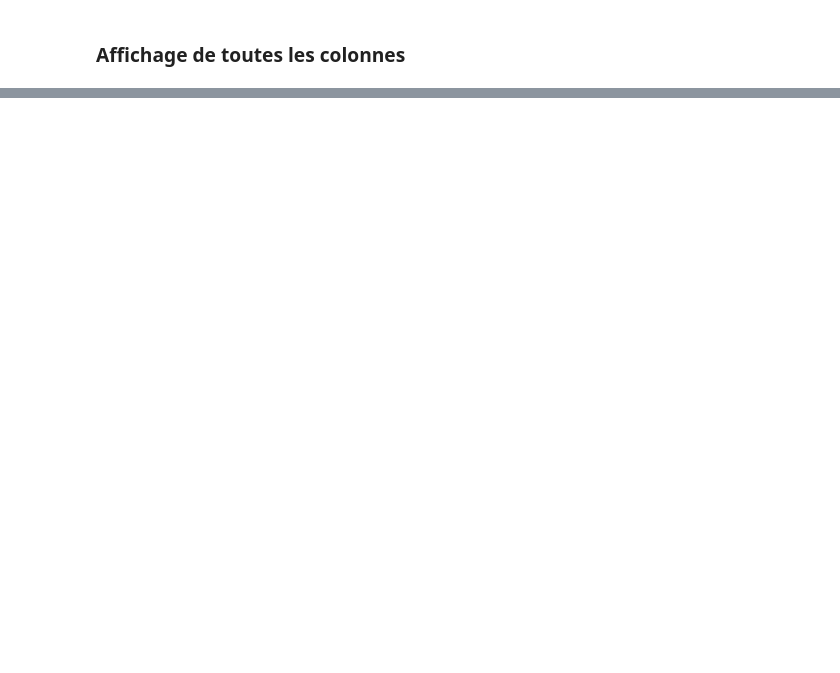
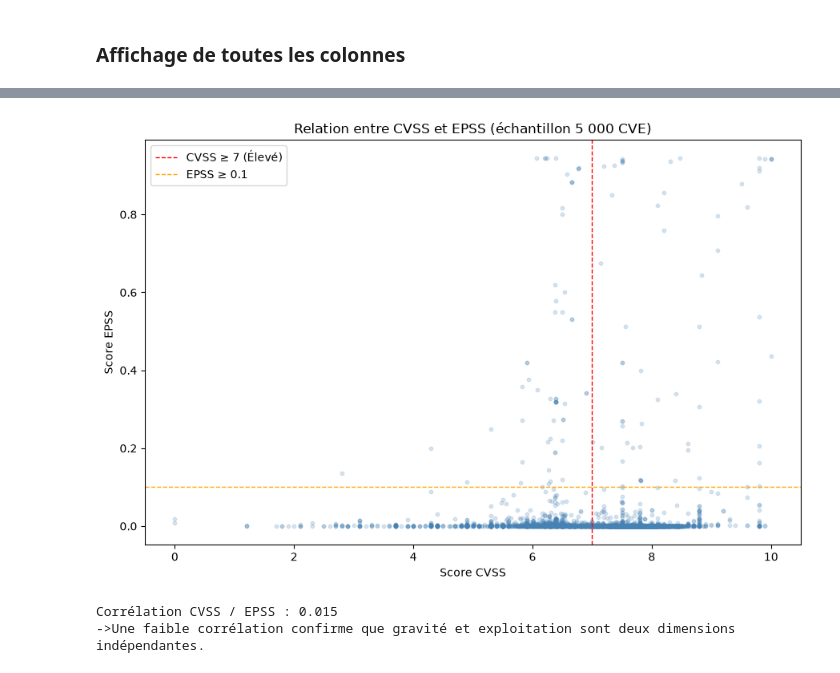
Before and after one commit to Arthur-Boutelier/Mastercamp, a Jupyter notebook: main.ipynb, the cells around one changed output, grey strips where cells are left out. Cells and saved outputs as stored; diff of their text form; code cells hidden in the pictures; blank space fills up the shorter version.

```diff
--- a/main.ipynb
+++ b/main.ipynb
@@ -52,0 +370,8 @@ Index(['ID ANSSI', 'Titre ANSSI', 'Type', 'Date', 'CVE', 'Description CVE',
+# %%
+mask_epss_missing = df["EPSS"].isna()
+if mask_epss_missing.sum() > 0:
+    X_epss_missing = dataset_encoded.loc[mask_epss_missing].drop(
+        columns=["EPSS", "CVSS", "CVSS prédite", "EPSS prédite"] + cols_to_remove
+    )
+    df.loc[mask_epss_missing, "EPSS prédite"] = model_epss.predict(X_epss_missing)
+    df["EPSS prédite"] = df["EPSS prédite"].clip(0, 1)
@@ -52,0 +665,23 @@ Index(['ID ANSSI', 'Titre ANSSI', 'Type', 'Date', 'CVE', 'Description CVE',
+# %%
+sample = df_visu[["CVSS prédite", "EPSS prédite"]].dropna().sample(n=5000, random_state=42)
+
+plt.figure(figsize=(9, 6))
+plt.scatter(sample["CVSS prédite"], sample["EPSS prédite"],
+            alpha=0.2, s=10, color="steelblue")
+plt.axvline(x=7, color="red",    linestyle="--", linewidth=1, label="CVSS ≥ 7 (Élevé)")
+plt.axhline(y=0.1, color="orange", linestyle="--", linewidth=1, label="EPSS ≥ 0.1")
+plt.title("Relation entre CVSS et EPSS (échantillon 5 000 CVE)")
+plt.xlabel("Score CVSS")
+plt.ylabel("Score EPSS")
+plt.legend()
+plt.tight_layout()
+plt.show()
+
+
+corr = df_visu[["CVSS prédite", "EPSS prédite"]].corr().iloc[0, 1]
+print(f"Corrélation CVSS / EPSS : {corr:.3f}")
+print("->Une faible corrélation confirme que gravité et exploitation sont deux dimensions indépendantes.")
+# %% [output]
+[figure, added]
+Corrélation CVSS / EPSS : 0.015
+->Une faible corrélation confirme que gravité et exploitation sont deux dimensions indépendantes.
```
Also changed, not shown: parts of 81 cells of this notebook, 17 other files.
